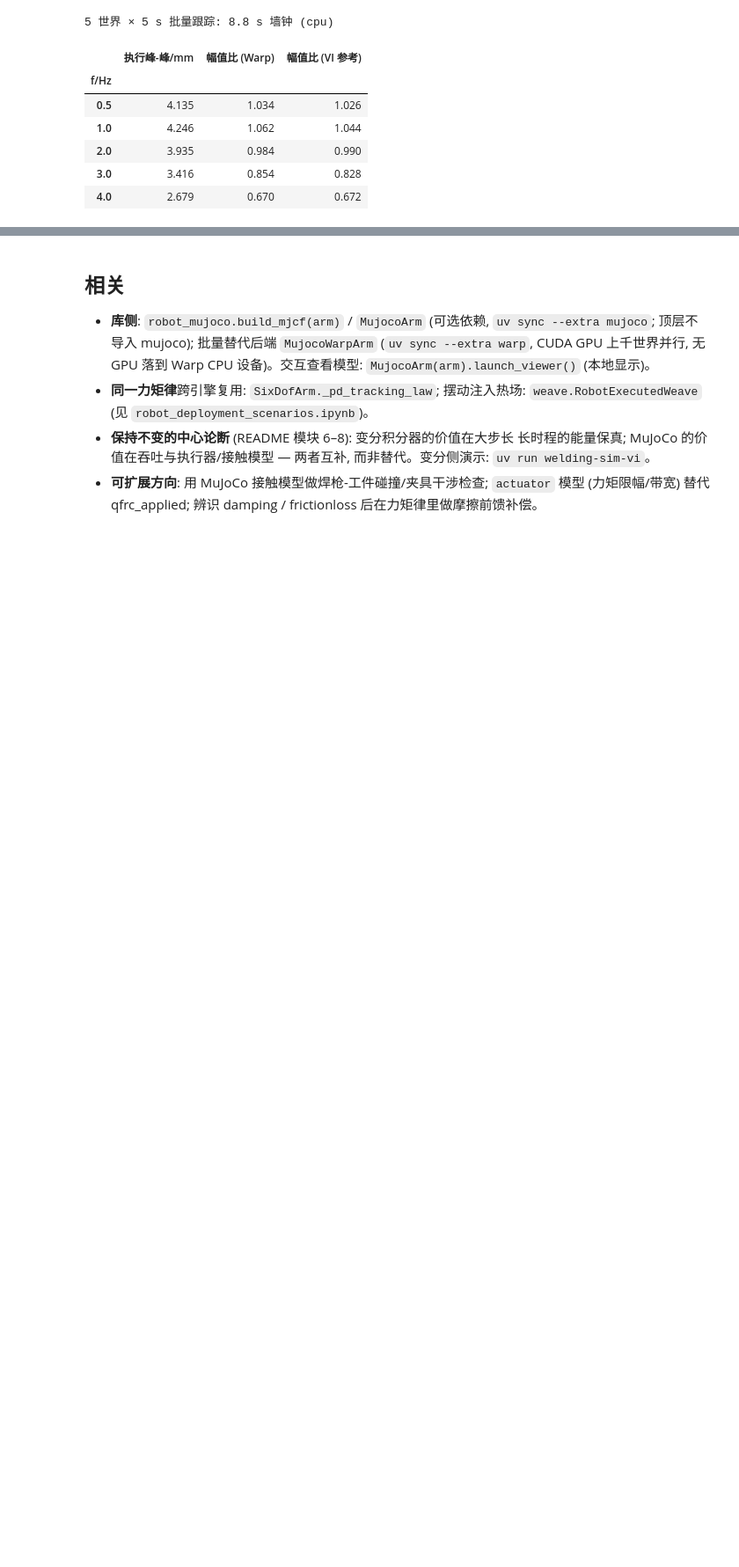
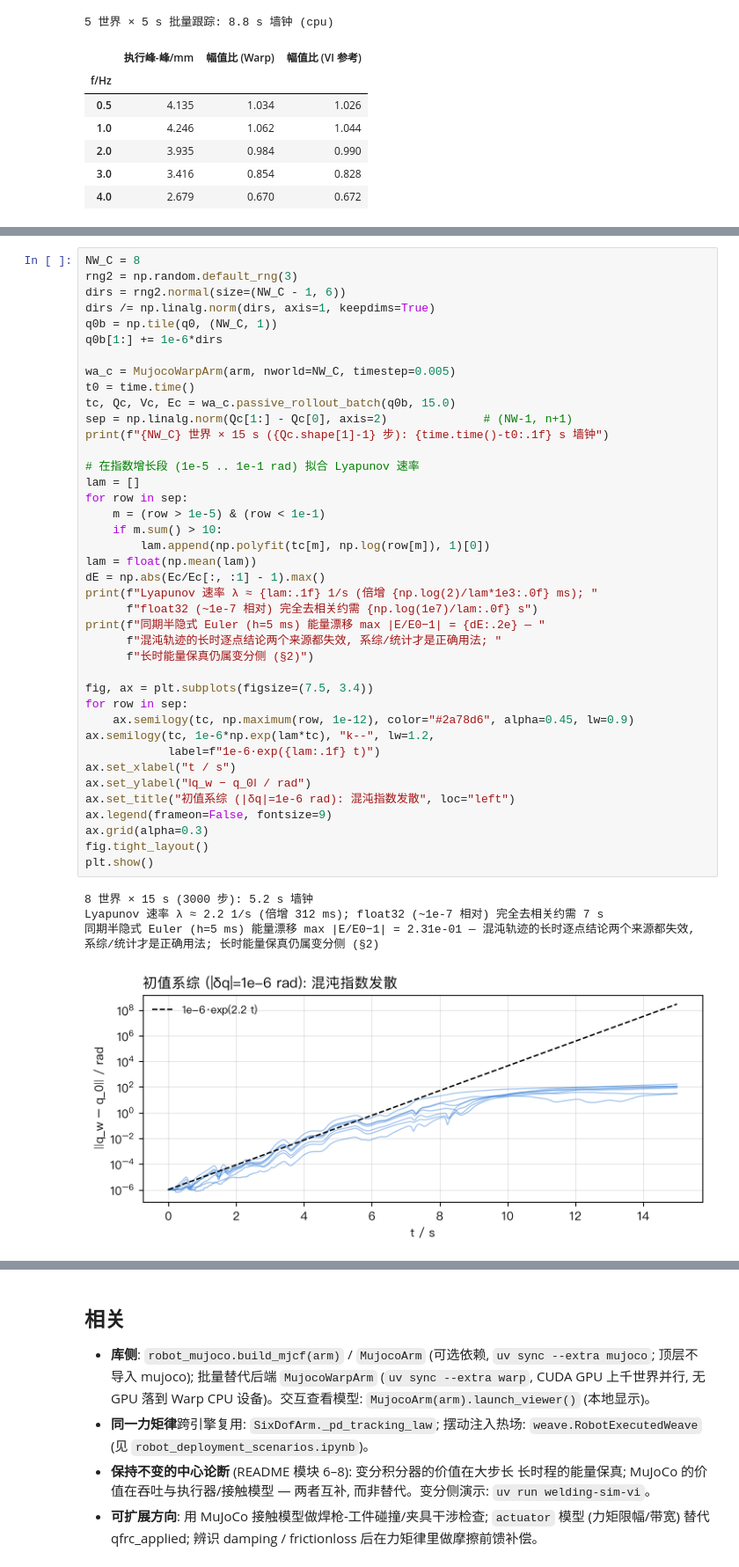
Before and after one commit to Binjian/welding-dynamics, a Jupyter notebook: notebooks/robot_mujoco_validation.ipynb, the cells around one changed output, grey strips where cells are left out. Shown at 88% size. Drawn from its saved outputs; the diff is of its cells as text; blank space fills up the shorter version.

```diff
--- a/notebooks/robot_mujoco_validation.ipynb
+++ b/notebooks/robot_mujoco_validation.ipynb
@@ -353,0 +409,45 @@ pd.DataFrame(rows).round(3).set_index("f/Hz")
+# %%
+NW_C = 8
+rng2 = np.random.default_rng(3)
+dirs = rng2.normal(size=(NW_C - 1, 6))
+dirs /= np.linalg.norm(dirs, axis=1, keepdims=True)
+q0b = np.tile(q0, (NW_C, 1))
+q0b[1:] += 1e-6*dirs
+
+wa_c = MujocoWarpArm(arm, nworld=NW_C, timestep=0.005)
+t0 = time.time()
+tc, Qc, Vc, Ec = wa_c.passive_rollout_batch(q0b, 15.0)
+sep = np.linalg.norm(Qc[1:] - Qc[0], axis=2)              # (NW-1, n+1)
+print(f"{NW_C} 世界 × 15 s ({Qc.shape[1]-1} 步): {time.time()-t0:.1f} s 墙钟")
+
+# 在指数增长段 (1e-5 .. 1e-1 rad) 拟合 Lyapunov 速率
+lam = []
+for row in sep:
+    m = (row > 1e-5) & (row < 1e-1)
+    if m.sum() > 10:
+        lam.append(np.polyfit(tc[m], np.log(row[m]), 1)[0])
+lam = float(np.mean(lam))
+dE = np.abs(Ec/Ec[:, :1] - 1).max()
+print(f"Lyapunov 速率 λ ≈ {lam:.1f} 1/s (倍增 {np.log(2)/lam*1e3:.0f} ms); "
+      f"float32 (~1e-7 相对) 完全去相关约需 {np.log(1e7)/lam:.0f} s")
+print(f"同期半隐式 Euler (h=5 ms) 能量漂移 max |E/E0−1| = {dE:.2e} — "
+      f"混沌轨迹的长时逐点结论两个来源都失效, 系综/统计才是正确用法; "
+      f"长时能量保真仍属变分侧 (§2)")
+
+fig, ax = plt.subplots(figsize=(7.5, 3.4))
+for row in sep:
+    ax.semilogy(tc, np.maximum(row, 1e-12), color="#2a78d6", alpha=0.45, lw=0.9)
+ax.semilogy(tc, 1e-6*np.exp(lam*tc), "k--", lw=1.2,
+            label=f"1e-6·exp({lam:.1f} t)")
+ax.set_xlabel("t / s")
+ax.set_ylabel("‖q_w − q_0‖ / rad")
+ax.set_title("初值系综 (|δq|=1e-6 rad): 混沌指数发散", loc="left")
+ax.legend(frameon=False, fontsize=9)
+ax.grid(alpha=0.3)
+fig.tight_layout()
+plt.show()
+# %% [output]
+8 世界 × 15 s (3000 步): 5.2 s 墙钟
+Lyapunov 速率 λ ≈ 2.2 1/s (倍增 312 ms); float32 (~1e-7 相对) 完全去相关约需 7 s
+同期半隐式 Euler (h=5 ms) 能量漂移 max |E/E0−1| = 2.31e-01 — 混沌轨迹的长时逐点结论两个来源都失效, 系综/统计才是正确用法; 长时能量保真仍属变分侧 (§2)
+[figure, added]
```
Also changed, not shown: parts of 9 cells of this notebook, 2 other files.
